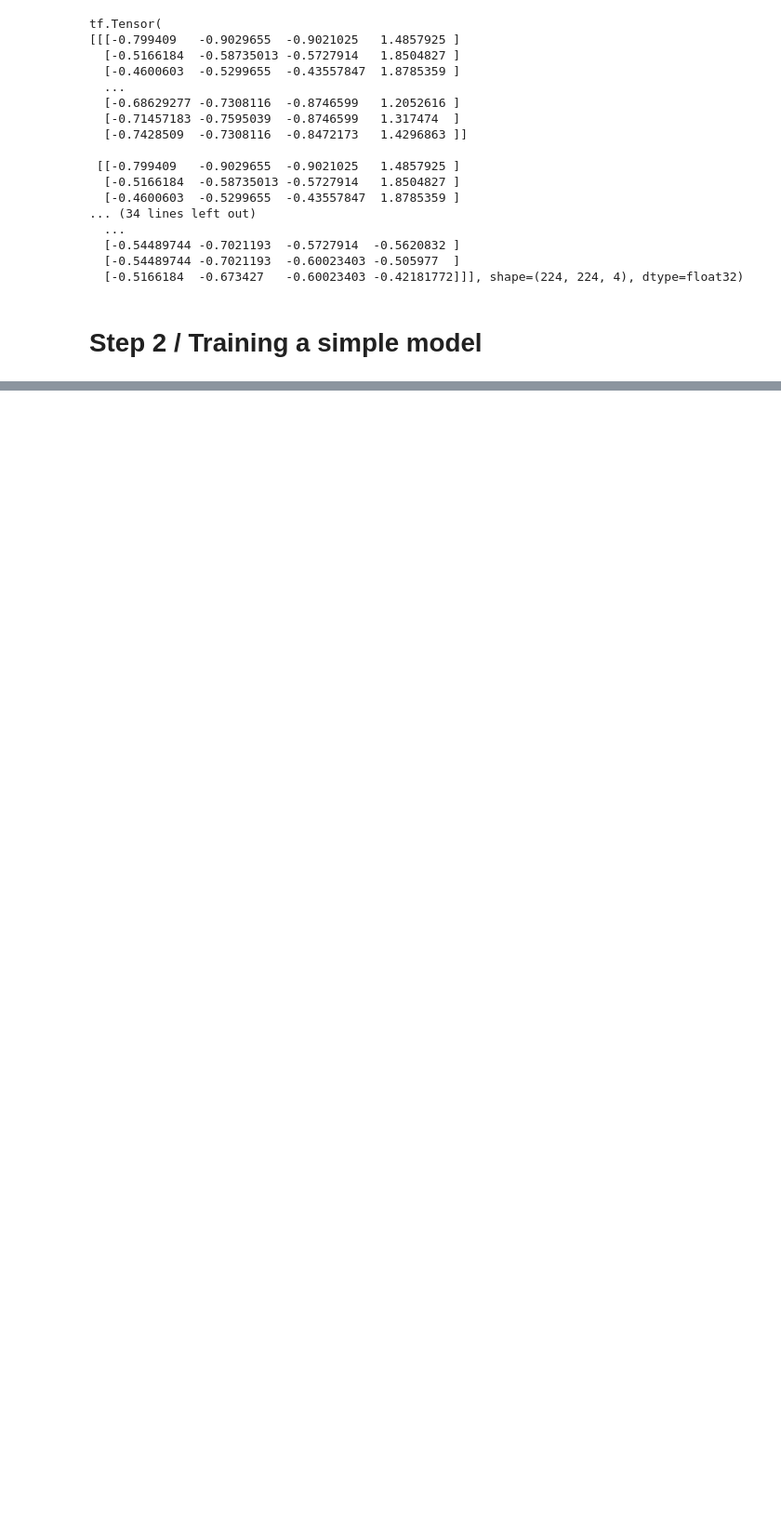
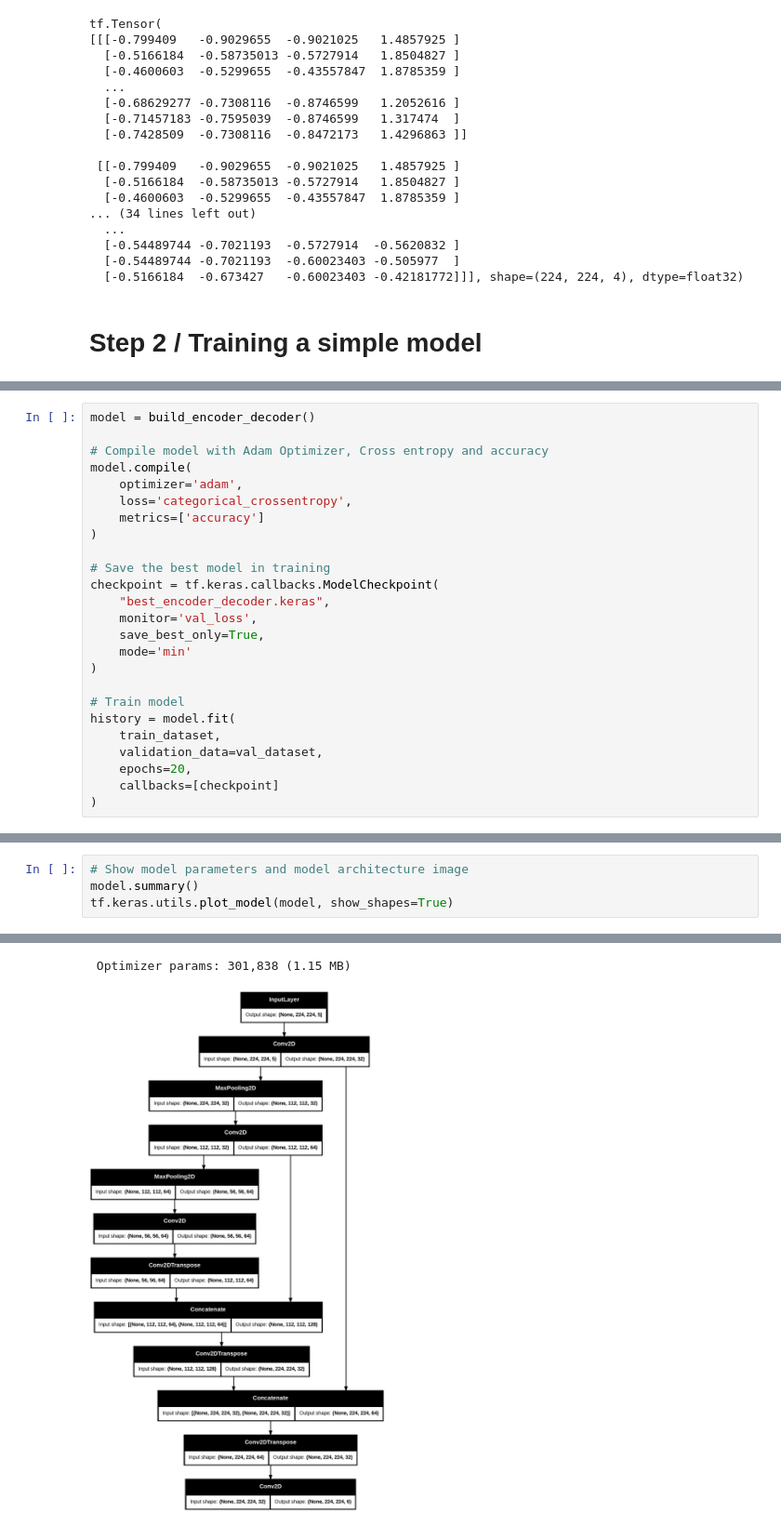
Before and after one commit to JosueVP17/geotif-semantic-segmentation, a Jupyter notebook: models.ipynb, the cells around one changed output, grey strips where cells are left out. Shown at 93% size. Drawn from its saved outputs; the diff is of its cells as text; blank space fills up the shorter version.

```diff
--- a/models.ipynb
+++ b/models.ipynb
@@ -564,0 +623,25 @@ plt.show()
+# %%
+model = build_encoder_decoder()
+
+# Compile model with Adam Optimizer, Cross entropy and accuracy
+model.compile(
+    optimizer='adam',
+    loss='categorical_crossentropy',
+    metrics=['accuracy']
+)
+
+# Save the best model in training
+checkpoint = tf.keras.callbacks.ModelCheckpoint(
+    "best_encoder_decoder.keras",
+    monitor='val_loss',
+    save_best_only=True,
+    mode='min'
+)
+
+# Train model
+history = model.fit(
+    train_dataset,
+    validation_data=val_dataset,
+    epochs=20,
+    callbacks=[checkpoint]
+)
@@ -564,0 +668,5 @@ plt.show()
+# %%
+# Show model parameters and model architecture image
+model.summary()
+tf.keras.utils.plot_model(model, show_shapes=True)
+# %% [output]
@@ -564,0 +694,2 @@ plt.show()
+ Optimizer params: 301,838 (1.15 MB)
+[figure, added]
```
Also changed, not shown: parts of 38 cells of this notebook.
